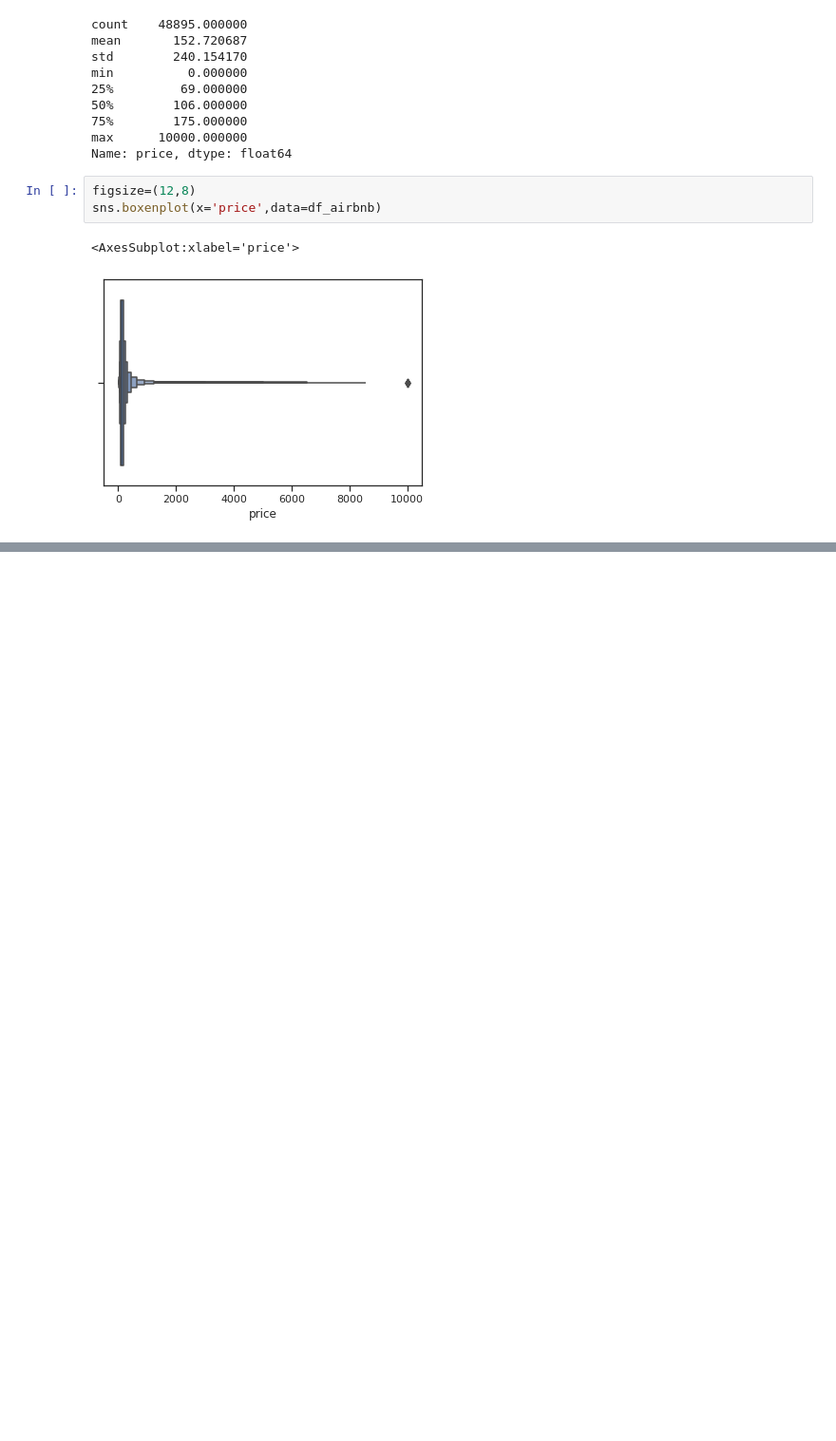
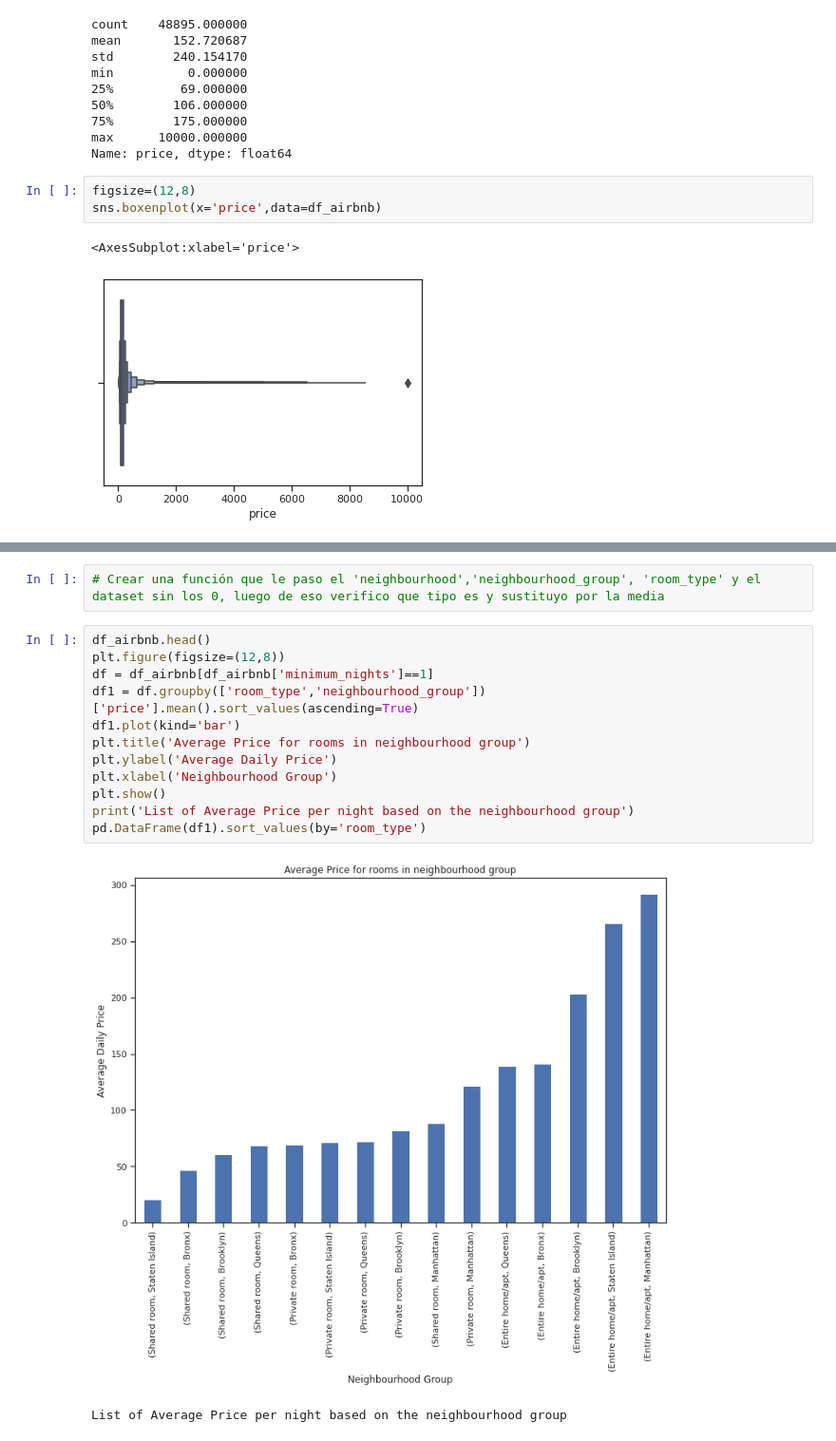
Before and after one commit to xalejandrow/machine-learning-python-template, a Jupyter notebook: src/explore.ipynb, the cells around one changed output, grey strips where cells are left out. Shown at 95% size. Saved outputs shown, nothing was run; the diff lists cells and outputs as text; blank space fills up the shorter version.

```diff
--- a/src/explore.ipynb
+++ b/src/explore.ipynb
@@ -244,0 +308,17 @@ sns.boxenplot(x='price',data=df_airbnb)
+# %%
+# Crear una función que le paso el 'neighbourhood','neighbourhood_group', 'room_type' y el dataset sin los 0, luego de eso verifico que tipo es y sustituyo por la media
+# %%
+df_airbnb.head()
+plt.figure(figsize=(12,8))
+df = df_airbnb[df_airbnb['minimum_nights']==1]
+df1 = df.groupby(['room_type','neighbourhood_group'])['price'].mean().sort_values(ascending=True)
+df1.plot(kind='bar')
+plt.title('Average Price for rooms in neighbourhood group')
+plt.ylabel('Average Daily Price')
+plt.xlabel('Neighbourhood Group')
+plt.show()
+print('List of Average Price per night based on the neighbourhood group')
+pd.DataFrame(df1).sort_values(by='room_type')
+# %% [output]
+[figure, added]
+List of Average Price per night based on the neighbourhood group
```
Also changed, not shown: parts of 12 cells of this notebook.
